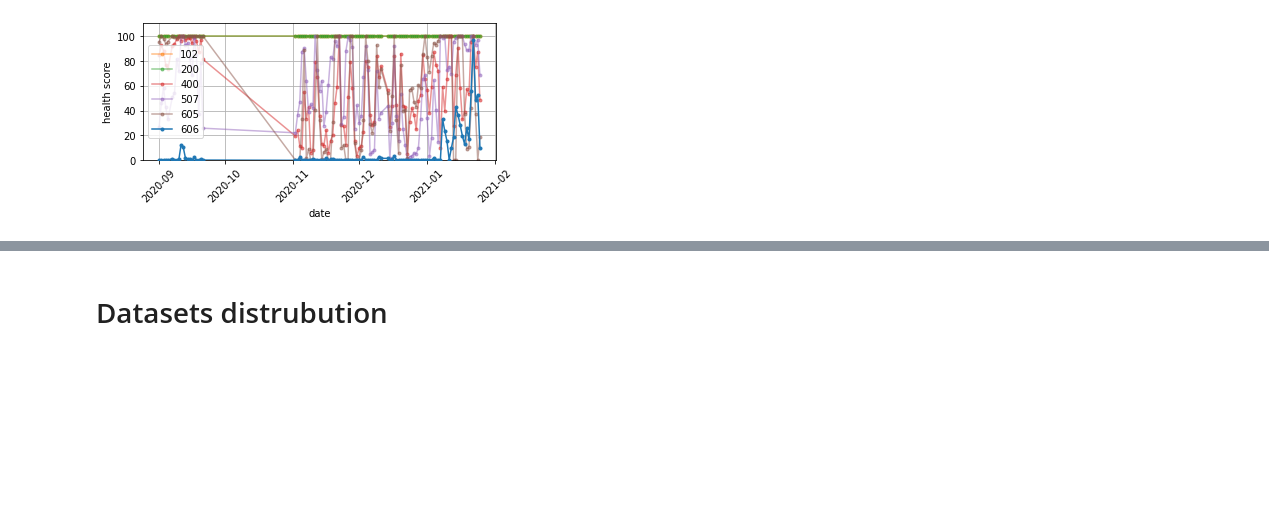
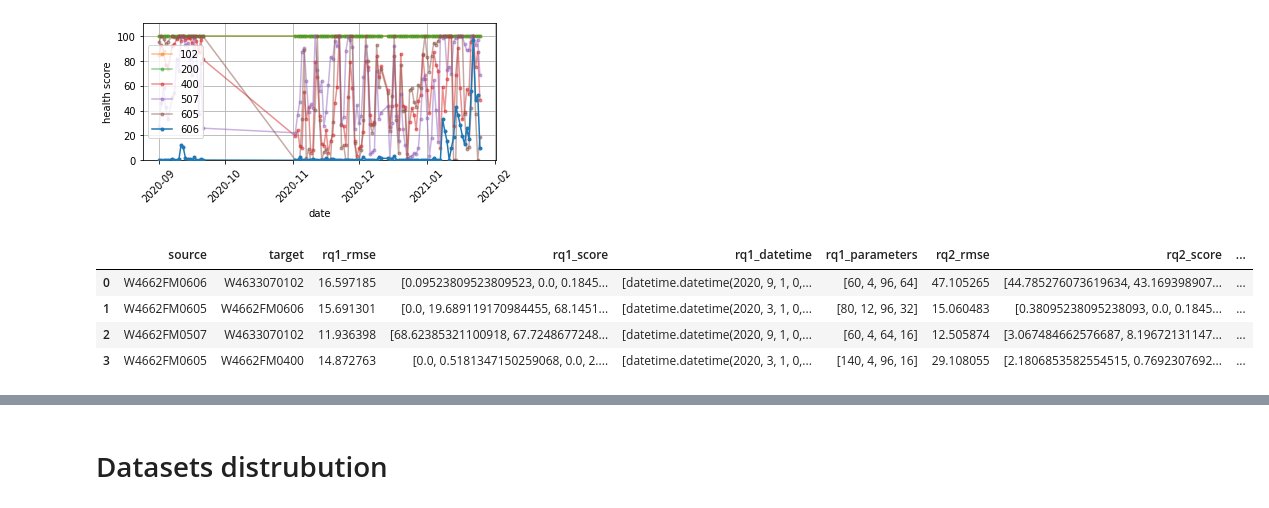
Before and after one commit to owen198/csc_domain_adaptation, a Jupyter notebook: csc_datasets.ipynb, the cells around one changed output, grey strips where cells are left out. Drawn from its saved outputs; the diff is of its cells as text; code cells hidden in the pictures; blank space fills up the shorter version.

```diff
--- a/csc_datasets.ipynb
+++ b/csc_datasets.ipynb
@@ -442,3 +442,13 @@ score_list_606_606 score_list_606_507 60.190348615232224
 score_list_606_606 score_list_606_605 67.63184687827417
 score_list_606_606 score_list_606_606 0.0
 [figure]
+# %%
+# source_on_source: score_list_102_102, datetime_list_102_102)
+record_pd = pd.read_csv(path+'csc_record.csv')
+record_pd
+# %% [output]
+|  | source | target | rq1_rmse | rq1_score | rq1_datetime | rq1_parameters | rq2_rmse | rq2_score | ... |
+| 0 | W4662FM0606 | W4633070102 | 16.597185 | [0.09523809523809523, 0.0, 0.1845... | [datetime.datetime(2020, 9, 1, 0,... | [60, 4, 96, 64] | 47.105265 | [44.785276073619634, 43.169398907... | ... |
+| 1 | W4662FM0605 | W4662FM0606 | 15.691301 | [0.0, 19.689119170984455, 68.1451... | [datetime.datetime(2020, 3, 1, 0,... | [80, 12, 96, 32] | 15.060483 | [0.38095238095238093, 0.0, 0.1845... | ... |
+| 2 | W4662FM0507 | W4633070102 | 11.936398 | [68.62385321100918, 67.7248677248... | [datetime.datetime(2020, 9, 1, 0,... | [60, 4, 64, 16] | 12.505874 | [3.067484662576687, 8.19672131147... | ... |
+| 3 | W4662FM0605 | W4662FM0400 | 14.872763 | [0.0, 0.5181347150259068, 0.0, 2.... | [datetime.datetime(2020, 3, 1, 0,... | [140, 4, 96, 16] | 29.108055 | [2.1806853582554515, 0.7692307692... | ... |
```
Also changed, not shown: parts of 5 cells of this notebook.
